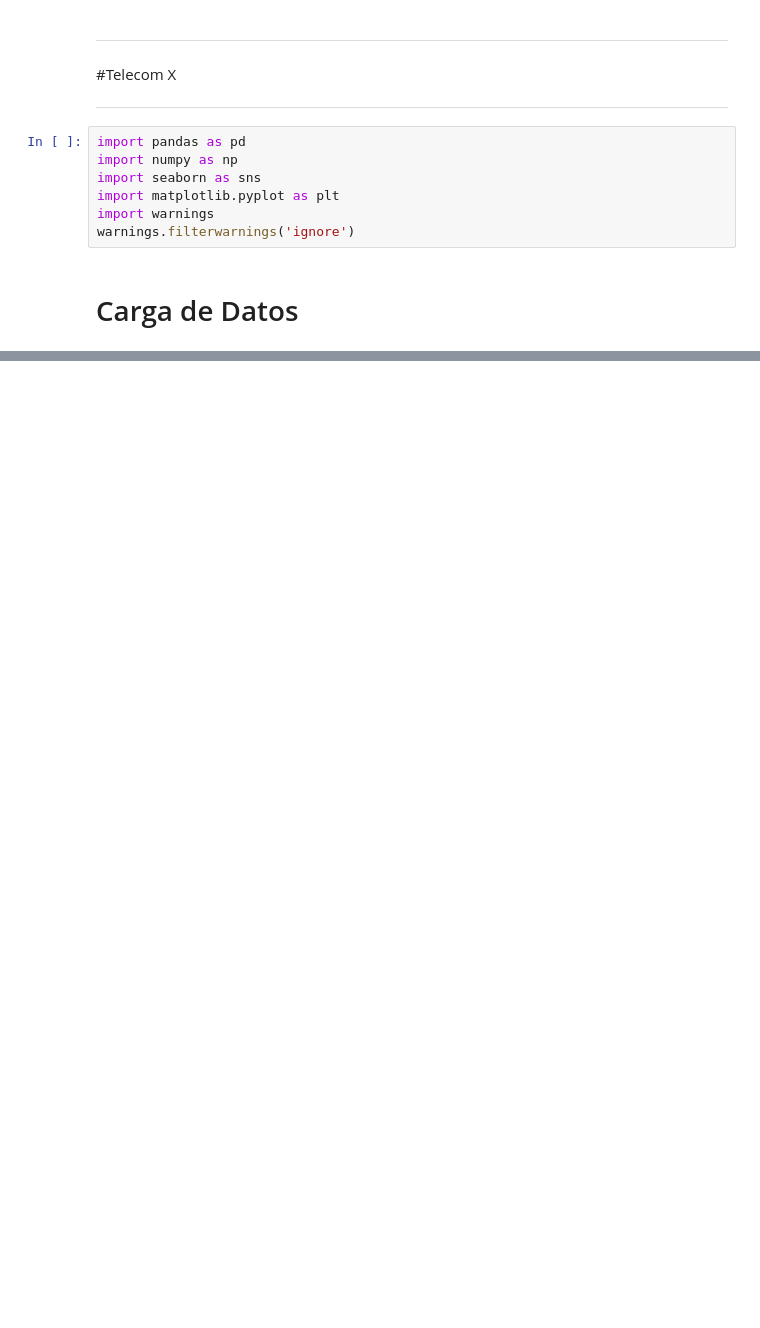
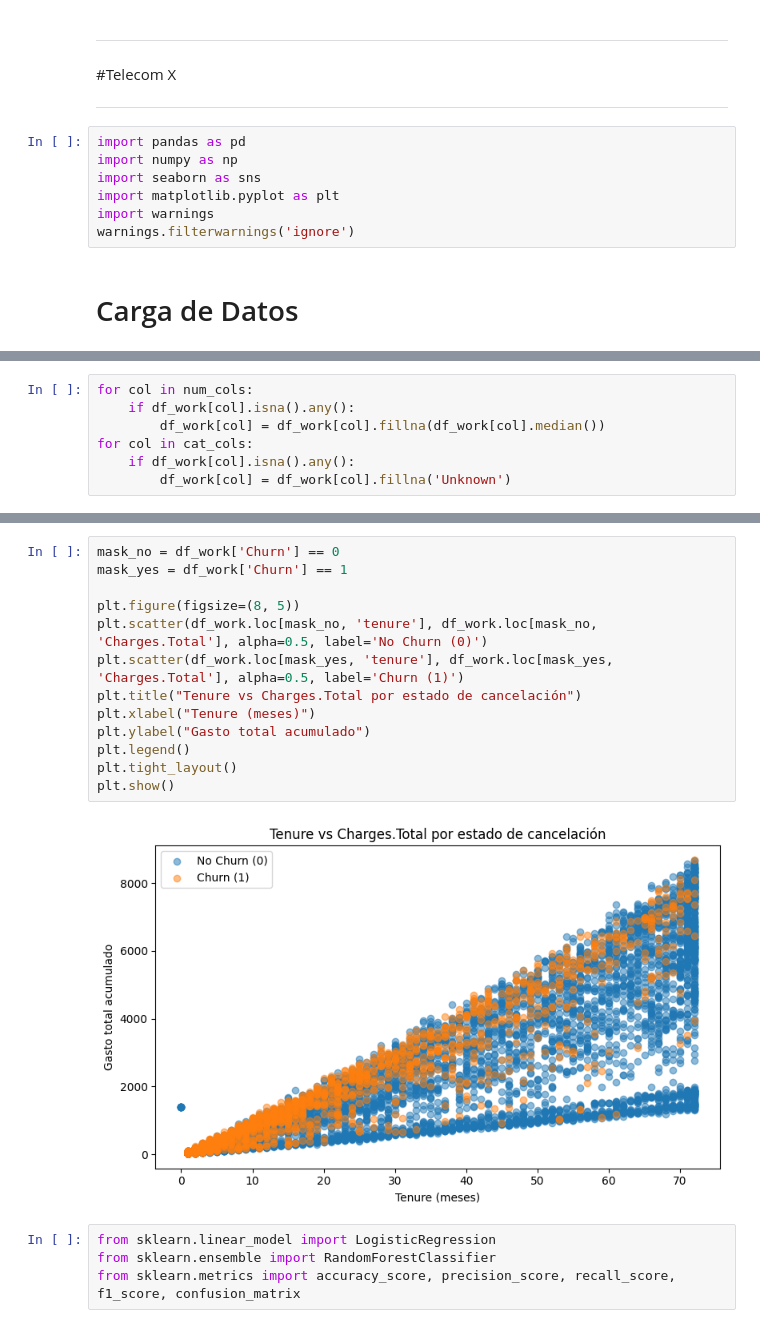
Before and after one commit to fmonteci/Telecom_x, a Jupyter notebook: Telecom_X_FM.ipynb, the cells around one changed output, grey strips where cells are left out. Saved outputs shown, nothing was run; the diff lists cells and outputs as text; blank space fills up the shorter version.

```diff
--- a/Telecom_X_FM.ipynb
+++ b/Telecom_X_FM.ipynb
@@ -553,0 +64,7 @@ f1:  0.5513016845329249
+# %%
+for col in num_cols:
+    if df_work[col].isna().any():
+        df_work[col] = df_work[col].fillna(df_work[col].median())
+for col in cat_cols:
+    if df_work[col].isna().any():
+        df_work[col] = df_work[col].fillna('Unknown')
@@ -553,0 +283,19 @@ f1:  0.5513016845329249
+# %%
+mask_no = df_work['Churn'] == 0
+mask_yes = df_work['Churn'] == 1
+
+plt.figure(figsize=(8, 5))
+plt.scatter(df_work.loc[mask_no, 'tenure'], df_work.loc[mask_no, 'Charges.Total'], alpha=0.5, label='No Churn (0)')
+plt.scatter(df_work.loc[mask_yes, 'tenure'], df_work.loc[mask_yes, 'Charges.Total'], alpha=0.5, label='Churn (1)')
+plt.title("Tenure vs Charges.Total por estado de cancelación")
+plt.xlabel("Tenure (meses)")
+plt.ylabel("Gasto total acumulado")
+plt.legend()
+plt.tight_layout()
+plt.show()
+# %% [output]
+[figure, added]
+# %%
+from sklearn.linear_model import LogisticRegression
+from sklearn.ensemble import RandomForestClassifier
+from sklearn.metrics import accuracy_score, precision_score, recall_score, f1_score, confusion_matrix
```
Also changed, not shown: parts of 109 cells of this notebook.
